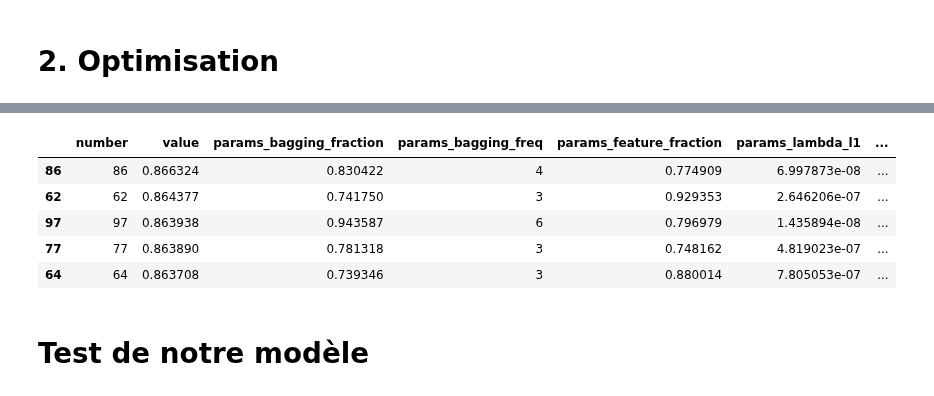
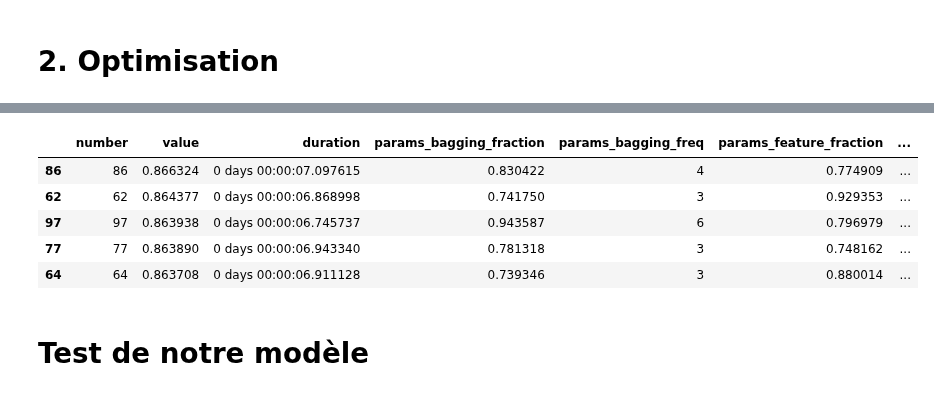
Before and after one commit to hugo-mi/Activity_Detection_From_Electrical_Consumption_Load_Curves, a Jupyter notebook: Classification/classification_house1_vs_house2_optim.ipynb, the cells around one changed output, grey strips where cells are left out. Cells and saved outputs as stored; diff of their text form; code cells hidden in the pictures.

```diff
--- a/Classification/classification_house1_vs_house2_optim.ipynb
+++ b/Classification/classification_house1_vs_house2_optim.ipynb
@@ -136,14 +136,14 @@ Best trial: 86.63% with params: {'lambda_l1': 6.997872599114091e-08, 'lambda_l2'
 # %%
 pickle.dump(study, open('optuna_study.pkl', 'wb'))
 # %%
-study.trials_dataframe(attrs=('number', 'value', 'params', 'state')).sort_values(by='value', ascending=False).head()
+study.trials_dataframe(attrs=('number', 'value', 'duration', 'params', 'state')).sort_values(by='value', ascending=False).head()
 # %% [output]
-|  | number | value | params_bagging_fraction | params_bagging_freq | params_feature_fraction | params_lambda_l1 | ... |
-| 86 | 86 | 0.866324 | 0.830422 | 4 | 0.774909 | 6.997873e-08 | ... |
-| 62 | 62 | 0.864377 | 0.741750 | 3 | 0.929353 | 2.646206e-07 | ... |
-| 97 | 97 | 0.863938 | 0.943587 | 6 | 0.796979 | 1.435894e-08 | ... |
-| 77 | 77 | 0.863890 | 0.781318 | 3 | 0.748162 | 4.819023e-07 | ... |
-| 64 | 64 | 0.863708 | 0.739346 | 3 | 0.880014 | 7.805053e-07 | ... |
+|  | number | value | duration | params_bagging_fraction | params_bagging_freq | params_feature_fraction | ... |
+| 86 | 86 | 0.866324 | 0 days 00:00:07.097615 | 0.830422 | 4 | 0.774909 | ... |
+| 62 | 62 | 0.864377 | 0 days 00:00:06.868998 | 0.741750 | 3 | 0.929353 | ... |
+| 97 | 97 | 0.863938 | 0 days 00:00:06.745737 | 0.943587 | 6 | 0.796979 | ... |
+| 77 | 77 | 0.863890 | 0 days 00:00:06.943340 | 0.781318 | 3 | 0.748162 | ... |
+| 64 | 64 | 0.863708 | 0 days 00:00:06.911128 | 0.739346 | 3 | 0.880014 | ... |
 # %% [markdown]
 # Test de notre modèle
 # %% [markdown]
```
Also changed, not shown: parts of 1 cell of this notebook.
